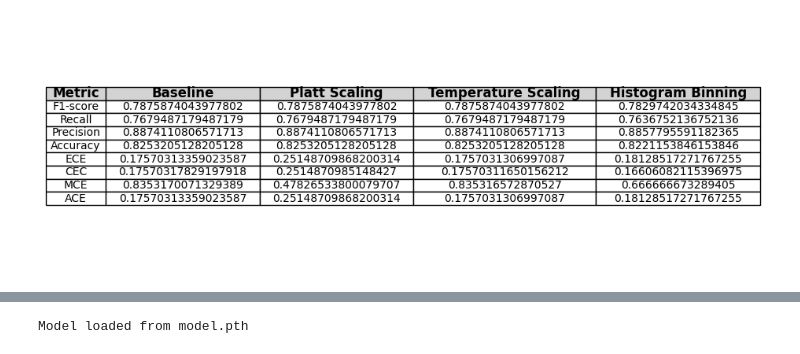
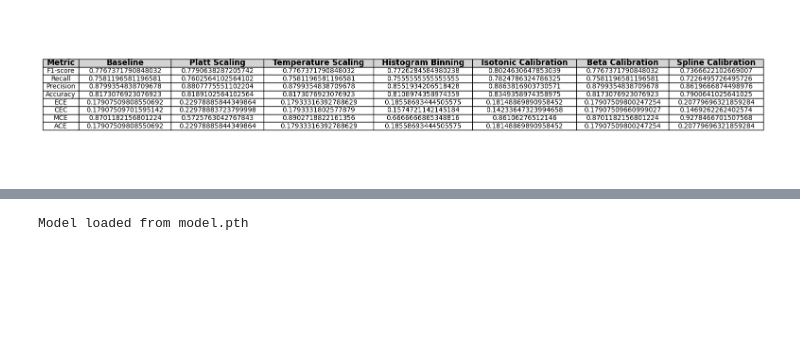
Before and after one commit to michaelihrler/ModelCalibrationDeepLearning, a Jupyter notebook: calibration_notebook.ipynb, the cells around one changed output, grey strips where cells are left out. Cells and saved outputs as stored; diff of their text form; code cells hidden in the pictures; blank space fills up the shorter version.

```diff
--- a/calibration_notebook.ipynb
+++ b/calibration_notebook.ipynb
@@ -82,6 +51,15 @@ predicted_labels_temperature_scaling, confidence_temperature_scaling = model.eva
 
 predicted_labels_histogram_binning, confidence_histogram_binning = model.evaluate_with_histogram_binning(
     confidence_baseline)
+
+predicted_labels_isotonic_calibration, confidence_isotonic_calibration = model.evaluate_with_isotonic_calibration(
+    confidence_baseline)
+
+predicted_labels_beta_calibration, confidence_beta_calibration = model.evaluate_with_beta_calibration(
+    confidence_baseline)
+
+predicted_labels_spline_calibration, confidence_spline_calibration = model.evaluate_with_spline_calibration(
+    confidence_baseline)
 # %%
 plot_confusion_matrix(true_labels=true_labels,
                       predicted_labels=predicted_labels_baseline,
@@ -129,34 +122,73 @@ results = {
     "Temperature Scaling": [
         f1_score(true_labels, predicted_labels_temperature_scaling, average='macro',
                  zero_division=0),
         recall_score(true_labels, predicted_labels_temperature_scaling, average='macro',
                      zero_division=0),
         precision_score(true_labels, predicted_labels_temperature_scaling, average='macro',
                         zero_division=0),
         accuracy_score(true_labels, predicted_labels_temperature_scaling),
         calculate_ece(true_labels, confidence_temperature_scaling[:, 1]),
         calculate_cece(true_labels, confidence_temperature_scaling),
         calculate_mce(true_labels, confidence_temperature_scaling[:, 1]),
         calculate_ace(true_labels, confidence_temperature_scaling[:, 1])
     ],
     "Histogram Binning": [
         f1_score(true_labels, predicted_labels_histogram_binning, average='macro',
                  zero_division=0),
         recall_score(true_labels, predicted_labels_histogram_binning, average='macro',
                      zero_division=0),
         precision_score(true_labels, predicted_labels_histogram_binning, average='macro',
                         zero_division=0),
         accuracy_score(true_labels, predicted_labels_histogram_binning),
         calculate_ece(true_labels, confidence_histogram_binning[:, 1]),
         calculate_cece(true_labels, confidence_histogram_binning),
         calculate_mce(true_labels, confidence_histogram_binning[:, 1]),
         calculate_ace(true_labels, confidence_histogram_binning[:, 1])
     ],
+    "Isotonic Calibration": [
+        f1_score(true_labels, predicted_labels_isotonic_calibration, average='macro',
+                 zero_division=0),
+        recall_score(true_labels, predicted_labels_isotonic_calibration, average='macro',
+                     zero_division=0),
+        precision_score(true_labels, predicted_labels_isotonic_calibration, average='macro',
+                        zero_division=0),
+        accuracy_score(true_labels, predicted_labels_isotonic_calibration),
+        calculate_ece(true_labels, confidence_isotonic_calibration[:, 1]),
+        calculate_cece(true_labels, confidence_isotonic_calibration),
+        calculate_mce(true_labels, confidence_isotonic_calibration[:, 1]),
+        calculate_ace(true_labels, confidence_isotonic_calibration[:, 1])
+    ],
+    "Beta Calibration": [
+        f1_score(true_labels, predicted_labels_beta_calibration, average='macro',
+                 zero_division=0),
+        recall_score(true_labels, predicted_labels_beta_calibration, average='macro',
+                     zero_division=0),
+        precision_score(true_labels, predicted_labels_beta_calibration, average='macro',
+                        zero_division=0),
+        accuracy_score(true_labels, predicted_labels_beta_calibration),
+        calculate_ece(true_labels, confidence_beta_calibration[:, 1]),
+        calculate_cece(true_labels, confidence_beta_calibration),
+        calculate_mce(true_labels, confidence_beta_calibration[:, 1]),
+        calculate_ace(true_labels, confidence_beta_calibration[:, 1])
+    ],
+    "Spline Calibration": [
+        f1_score(true_labels, predicted_labels_spline_calibration, average='macro',
+                 zero_division=0),
+        recall_score(true_labels, predicted_labels_spline_calibration, average='macro',
+                     zero_division=0),
+        precision_score(true_labels, predicted_labels_spline_calibration, average='macro',
+                        zero_division=0),
+        accuracy_score(true_labels, predicted_labels_spline_calibration),
+        calculate_ece(true_labels, confidence_spline_calibration[:, 1]),
+        calculate_cece(true_labels, confidence_spline_calibration),
+        calculate_mce(true_labels, confidence_spline_calibration[:, 1]),
+        calculate_ace(true_labels, confidence_spline_calibration[:, 1])
+    ]
 }
 
 plot_metrics_table(results)
 # %% [output]
-[figure, old version]
+[figure, new version]
 # %%
 plot_multiclass_roc_auc(y_true=true_labels,
                         y_pred_proba=confidence_baseline,
```
Also changed, not shown: parts of 10 cells of this notebook, 7 other files.
